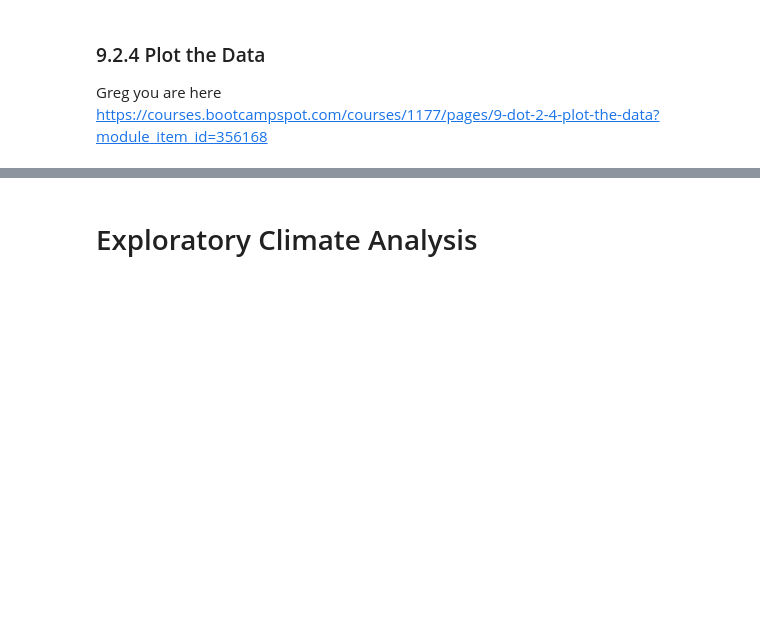
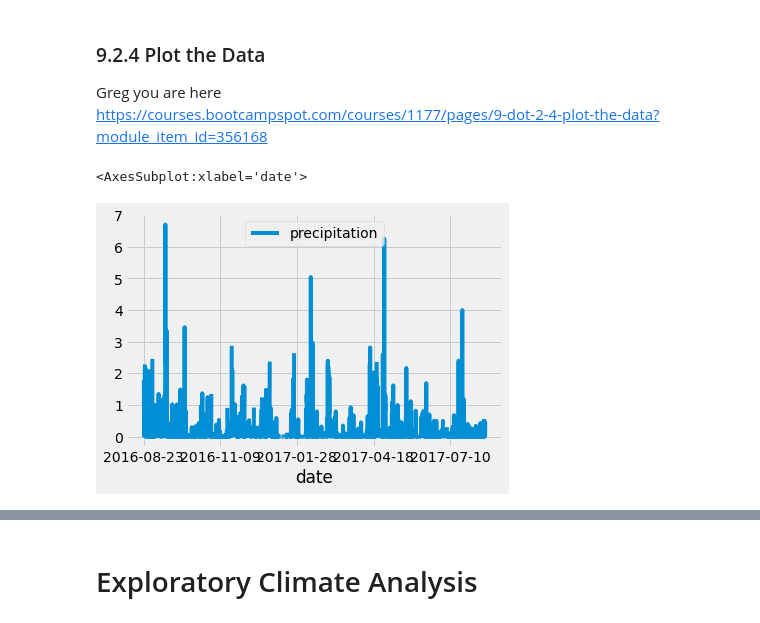
Before and after one commit to GregoryBWilson/surfs_up, a Jupyter notebook: climate_analysis.ipynb, the cells around one changed output, grey strips where cells are left out. Saved outputs shown, nothing was run; the diff lists cells and outputs as text; code cells hidden in the pictures; blank space fills up the shorter version.

```diff
--- a/climate_analysis.ipynb
+++ b/climate_analysis.ipynb
@@ -160,3 +160,8 @@ print(df.to_string(index=False))
 ### 9.2.4 Plot the Data
 Greg you are here <br>
 https://courses.bootcampspot.com/courses/1177/pages/9-dot-2-4-plot-the-data?module_item_id=356168
+# %%
+df.plot()
+# %% [output]
+<AxesSubplot:xlabel='date'>
+[figure, added]
```
Also changed, not shown: parts of 19 cells of this notebook.
